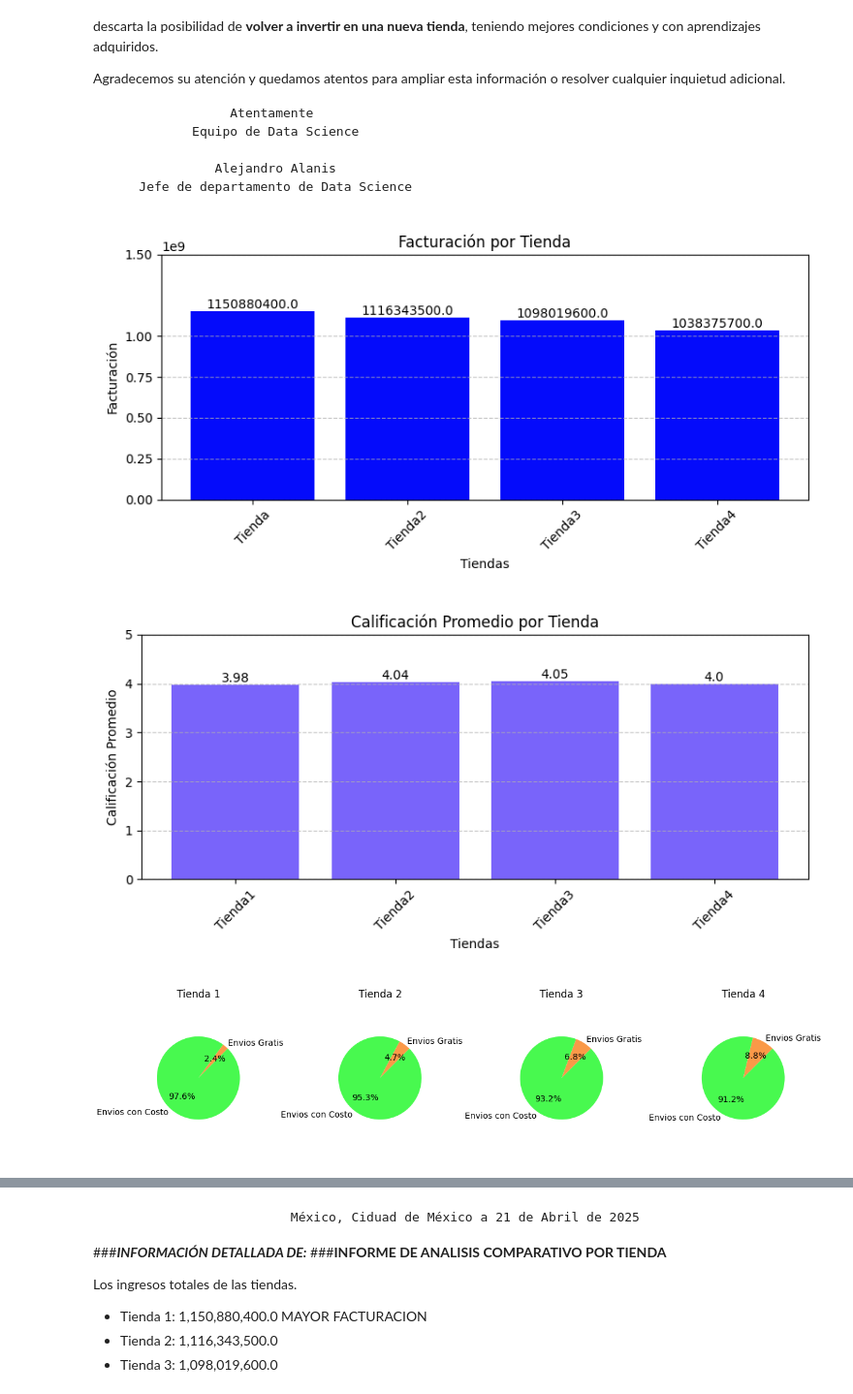
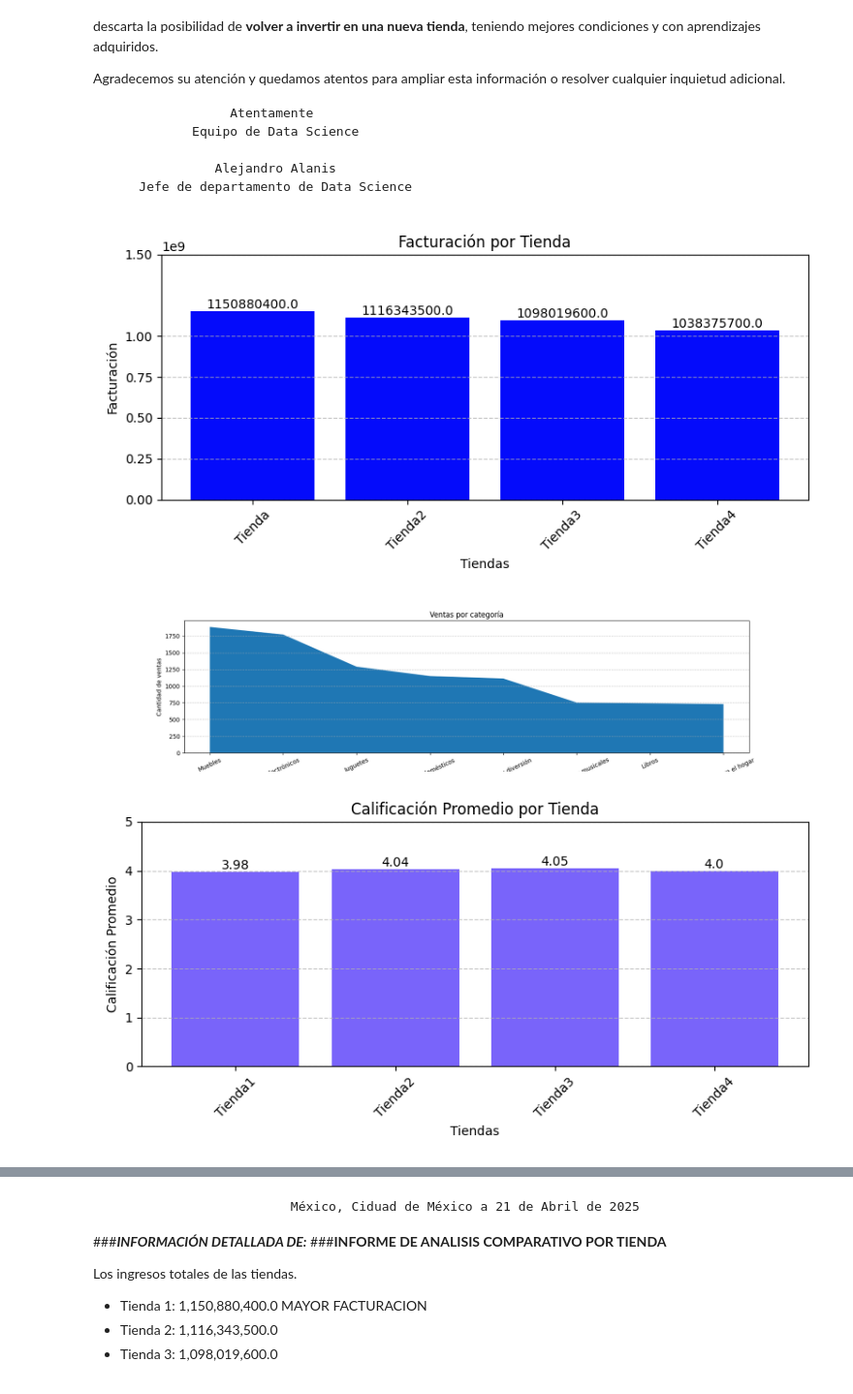
Before and after one commit to Alexsinator/Challenge_Alura_Store_Alex, a Jupyter notebook: AluraStoreLatam.ipynb, the cells around one changed output, grey strips where cells are left out. Shown at 97% size. Drawn from its saved outputs; the diff is of its cells as text; code cells hidden in the pictures.

Commit message:
Actualización: nueva grafica en cantidad de venta de productos

```diff
--- a/AluraStoreLatam.ipynb
+++ b/AluraStoreLatam.ipynb
@@ -485,10 +497,11 @@ Agradecemos su atención y quedamos atentos para ampliar esta información o res
         Jefe de departamento de Data Science
 # %%
 display(Image('grafico_facturacion_por_tiendas.png'))
+display(Image('ventas_por_categoria.png'))
 display(Image('promedio_calificaciones_por_tiendas.png'))
 display(Image('envios_4_tiendas.png'))
 display(Image('grafico_margen_ganancias_tiendas.png'))
 # %% [output]
 [figure]
-[figure, old version]
+[figure, new version]
-[figure, old version]
+[figure, new version]
```
Also changed, not shown: parts of 3 cells of this notebook.
